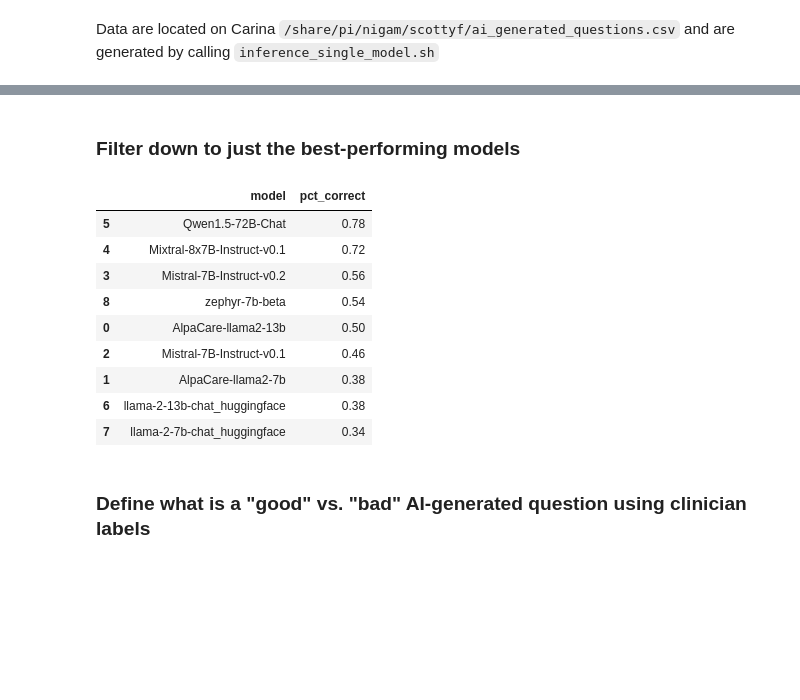
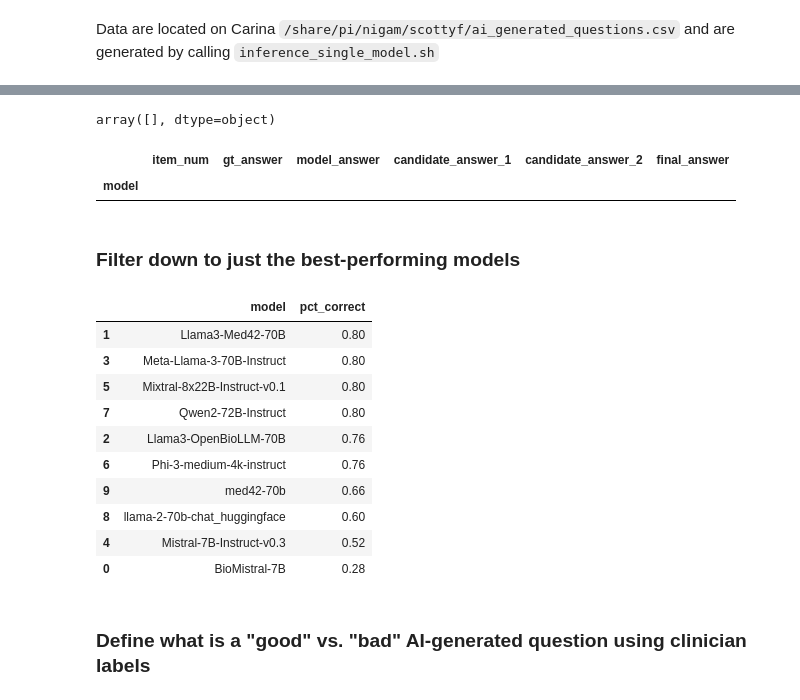
Before and after one commit to som-shahlab/gpt4usmle, a Jupyter notebook: notebooks/identifying_bad_ai_questions.ipynb, the cells around one changed output, grey strips where cells are left out. Saved outputs shown, nothing was run; the diff lists cells and outputs as text; code cells hidden in the pictures; blank space fills up the shorter version.

```diff
--- a/notebooks/identifying_bad_ai_questions.ipynb
+++ b/notebooks/identifying_bad_ai_questions.ipynb
@@ -13,7 +19,7 @@ from sklearn.metrics import precision_score, recall_score, roc_auc_score
 Data are located on Carina `/share/pi/nigam/scottyf/ai_generated_questions.csv` and are generated by calling `inference_single_model.sh`
 # %%
 # Located on Carina at /share/pi/nigam/scottyf/ai_generated_questions.csv
-ai_generated_questions = pd.read_csv("~/Downloads/ai_generated_questions.csv")
-ai_generated_output = pd.read_csv("~/Downloads/ai_generated_questions_output.csv")
-ai_generated_output['model'].unique()
+ai_generated_questions = pd.read_csv("~/Documents/GitHub/gpt4usmle/data/ai_generated_questions.csv")
+ai_generated_output = pd.read_csv("~/Documents/GitHub/gpt4usmle/data/ai_generated_questions_output_20240722.csv")
+ai_generated_output.groupby("model").size()
 # %% [output]
@@ -24,0 +38,22 @@ array(['Qwen1.5-72B-Chat', 'Mixtral-8x7B-Instruct-v0.1',
+# %%
+def pattern_search(s):
+    match = re.search(r"\(([A-Z])\)", s)
+    if match:
+        return match[1]
+    else:
+        return None
+
+ai_generated_output["candidate_answer_1"] = (
+    ai_generated_output["model_answer"]
+    .apply(lambda x: pattern_search(x))
+)
+
+ai_generated_output["candidate_answer_2"] = (
+    ai_generated_output["model_answer"]
+    .apply(lambda x: x.strip().strip("(")[0] if not pd.isnull(x) else "")
+)
+
+ai_generated_output['final_answer'] = (
+    ai_generated_output['candidate_answer_1']
+    .fillna(ai_generated_output['candidate_answer_2'])
+)
@@ -25,27 +88,37 @@ array(['Qwen1.5-72B-Chat', 'Mixtral-8x7B-Instruct-v0.1',
+# %%
+ai_generated_output.loc[ai_generated_output["model_answer"].isnull(), "model"].unique()
+# %% [output]
+array([], dtype=object)
+# %%
+ai_generated_output.loc[ai_generated_output["model_answer"].isnull(), :].groupby("model").count()
+# %% [output]
+|  | item_num | gt_answer | model_answer | candidate_answer_1 | candidate_answer_2 | final_answer |
+| model |  |  |  |  |  |  |
 # %% [markdown]
 ### Filter down to just the best-performing models
 # %%
 human_generated_questions = ai_generated_output.loc[ai_generated_output["item_num"].str.endswith("H"), :].copy()
-human_generated_questions["model_is_correct"] = human_generated_questions["model_answer"] == human_generated_questions["gt_answer"]
+human_generated_questions["model_is_correct"] = human_generated_questions["final_answer"] == human_generated_questions["gt_answer"]
 model_perf_df = (
     human_generated_questions
     .groupby("model")
     .agg(pct_correct = ("model_is_correct", "mean"))
     .reset_index()
     .sort_values("pct_correct", ascending=False)
 )
 model_perf_df
 # %% [output]
 |  | model | pct_correct |
-| 5 | Qwen1.5-72B-Chat | 0.78 |
-| 4 | Mixtral-8x7B-Instruct-v0.1 | 0.72 |
-| 3 | Mistral-7B-Instruct-v0.2 | 0.56 |
-| 8 | zephyr-7b-beta | 0.54 |
-| 0 | AlpaCare-llama2-13b | 0.50 |
-| 2 | Mistral-7B-Instruct-v0.1 | 0.46 |
-| 1 | AlpaCare-llama2-7b | 0.38 |
-| 6 | llama-2-13b-chat_huggingface | 0.38 |
-| 7 | llama-2-7b-chat_huggingface | 0.34 |
+| 1 | Llama3-Med42-70B | 0.80 |
+| 3 | Meta-Llama-3-70B-Instruct | 0.80 |
+| 5 | Mixtral-8x22B-Instruct-v0.1 | 0.80 |
+| 7 | Qwen2-72B-Instruct | 0.80 |
+| 2 | Llama3-OpenBioLLM-70B | 0.76 |
+| 6 | Phi-3-medium-4k-instruct | 0.76 |
+| 9 | med42-70b | 0.66 |
+| 8 | llama-2-70b-chat_huggingface | 0.60 |
+| 4 | Mistral-7B-Instruct-v0.3 | 0.52 |
+| 0 | BioMistral-7B | 0.28 |
 # %%
 ai_generated_output = ai_generated_output[
     ai_generated_output['model'].isin([
```
Also changed, not shown: parts of 20 cells of this notebook.
